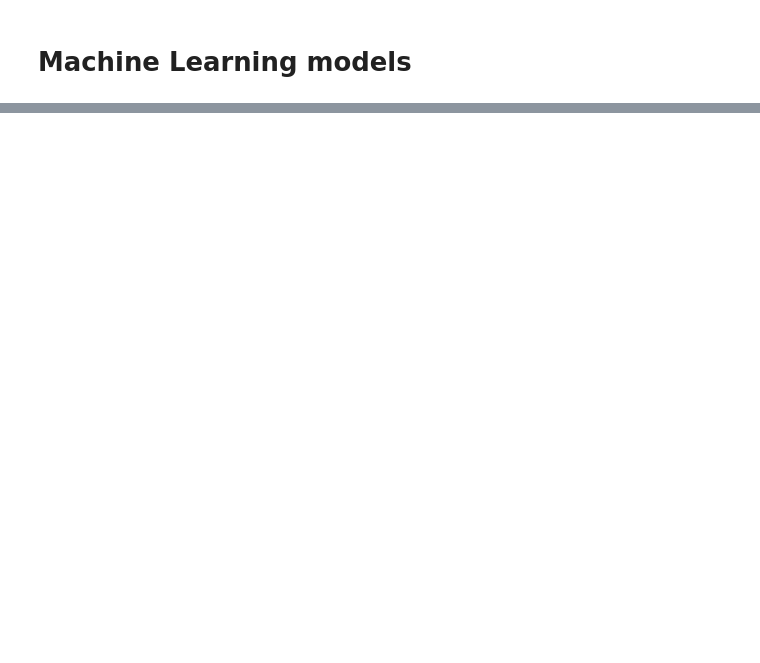
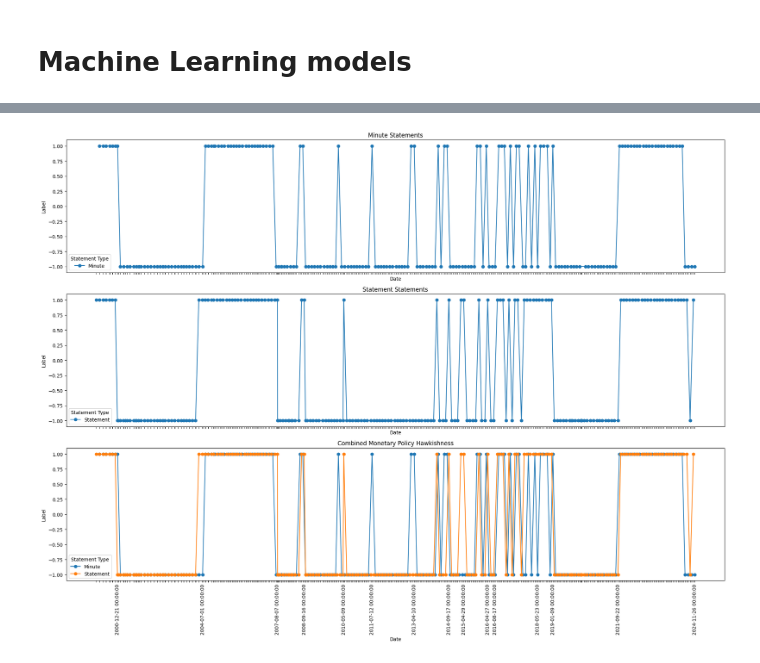
Before and after one commit to MachtaYassine/MLPMT, a Jupyter notebook: main_final.ipynb, the cells around one changed output, grey strips where cells are left out. Cells and saved outputs as stored; diff of their text form; code cells hidden in the pictures; blank space fills up the shorter version.

```diff
--- a/main_final.ipynb
+++ b/main_final.ipynb
@@ -311,5 +379,8 @@ communications['RoBERTa_probability_raw']=pd.DataFrame(results)['score']
 # %%
 results_explanation = classifier(communications['Mistral_explanation'].tolist(),
                                     batch_size=128, truncation="only_first")
 communications['RoBERTa_label_explanation']=pd.DataFrame(results_explanation)['label'].map({'LABEL_0':'dovish','LABEL_1':'hawkish','LABEL_2':'Neutral'})
 communications['RoBERTa_probability_explanation']=pd.DataFrame(results_explanation)['score']
+plot_monetary_policy(communications,'RoBERTa_label_explanation')
+# %% [output]
+[figure, added]
```
Also changed, not shown: parts of 23 cells of this notebook.
